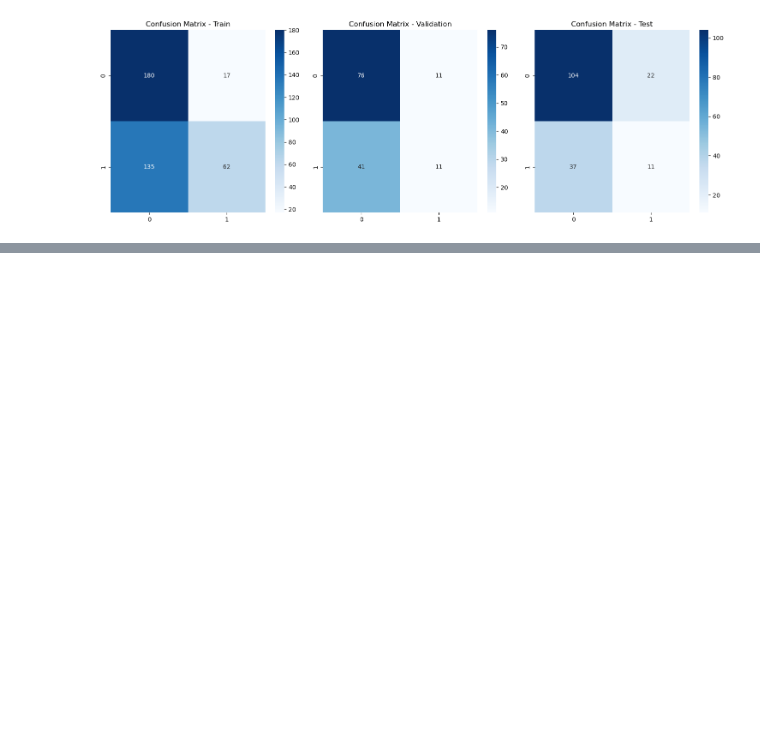
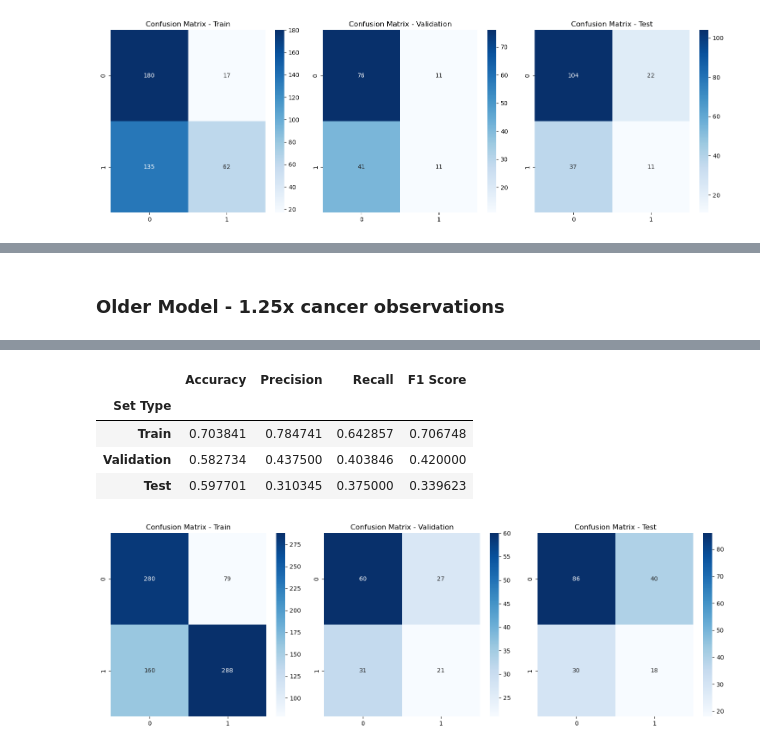
Before and after one commit to Kimberly97llp/cvproject, a Jupyter notebook: modeling.ipynb, the cells around one changed output, grey strips where cells are left out. Saved outputs shown, nothing was run; the diff lists cells and outputs as text; code cells hidden in the pictures; blank space fills up the shorter version.

```diff
--- a/modeling.ipynb
+++ b/modeling.ipynb
@@ -1207,6 +1239,9 @@ X_train_old_ups, y_train_old_ups, age_train_old_ups = resample_train_data(X_trai
 
 ### Downsampling
 X_train_old_down, y_train_old_down, age_train_old_down = resample_train_data(X_train_old, y_train_old, age_train_old, upsampling = False)
+
+### More Cancer samples (1.25)
+X_train_old_can, y_train_old_can, age_train_old_can  = more_cancer_samples(X_train_old, y_train_old, age_train_old)
 # %%
 ### After upsampling
 list_balance_checker(X_train_old_ups, y_train_old_ups, age_train_old_ups)
@@ -1372,0 +1441,5 @@ Epoch 6/10
+# %% [markdown]
+### Older Model - 1.25x cancer observations
+# %%
+model_old_can, history_old_can, metrics_old_can = build_and_resnet_1img_model(X_train_old_can, y_train_old_can, X_val_old, y_val_old, X_test_old, y_test_old, 0.5)
+# %% [output]
@@ -1372,0 +1461,6 @@ Epoch 6/10
+|  | Accuracy | Precision | Recall | F1 Score |
+| Set Type |  |  |  |  |
+| Train | 0.703841 | 0.784741 | 0.642857 | 0.706748 |
+| Validation | 0.582734 | 0.437500 | 0.403846 | 0.420000 |
+| Test | 0.597701 | 0.310345 | 0.375000 | 0.339623 |
+[figure, added]
```
Also changed, not shown: parts of 8 cells of this notebook.
